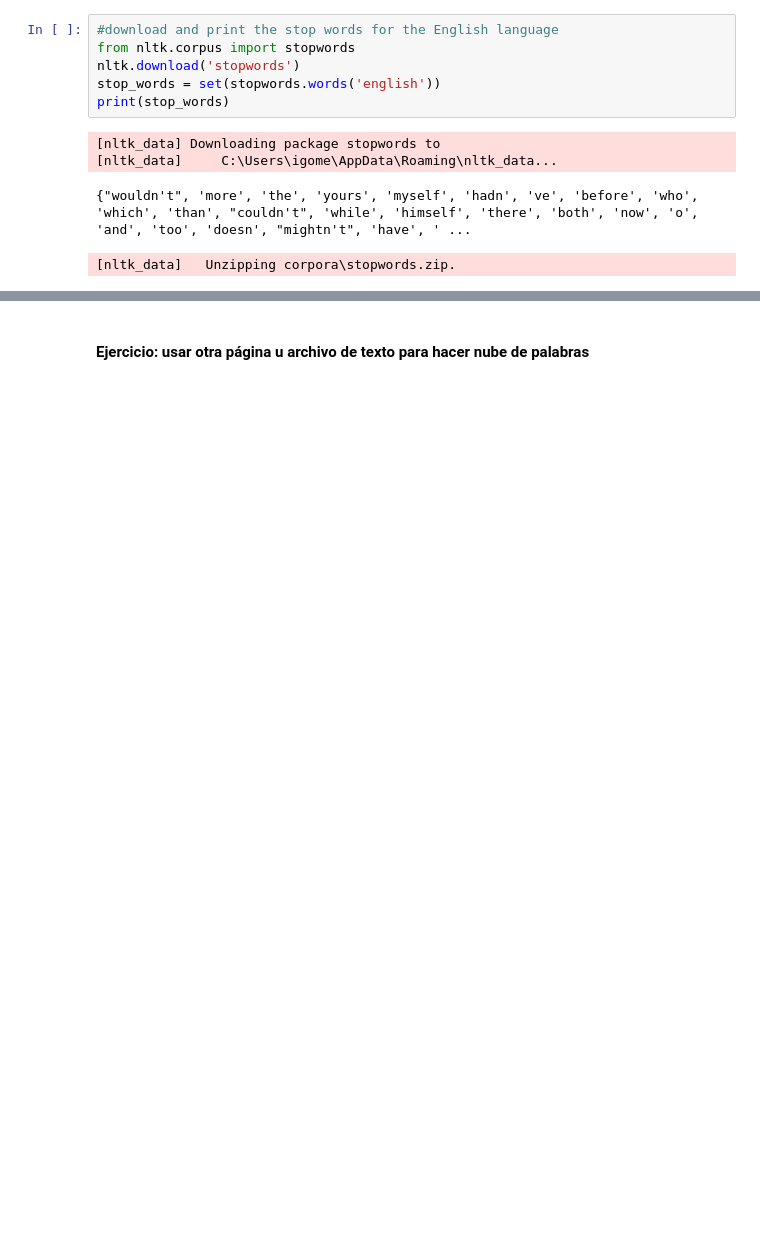
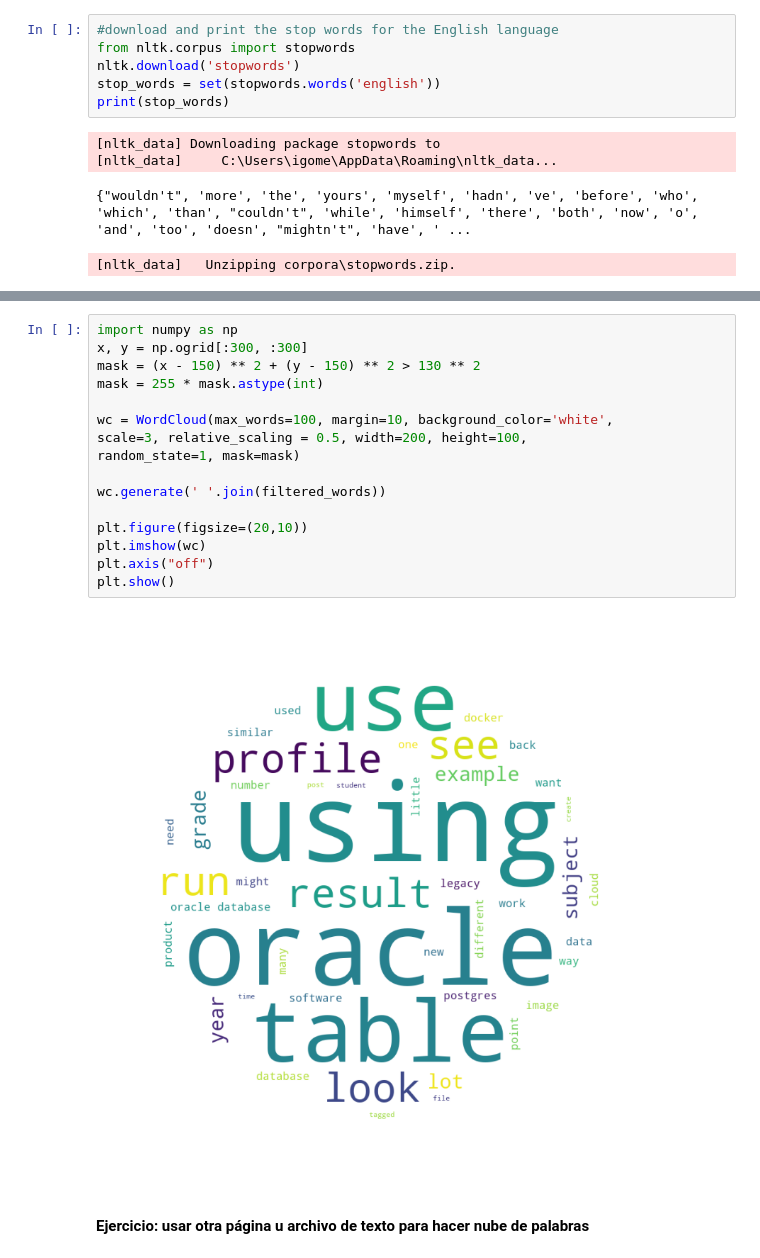
Before and after one commit to igomezv/DataScienceIntermedio, a Jupyter notebook: 7-NLP.ipynb, the cells around one changed output, grey strips where cells are left out. Cells and saved outputs as stored; diff of their text form; blank space fills up the shorter version.

```diff
--- a/7-NLP.ipynb
+++ b/7-NLP.ipynb
@@ -328,6 +330,24 @@ plt.axis("off")
 plt.show()
 # %% [output]
 [figure]
+# %%
+import numpy as np
+x, y = np.ogrid[:300, :300]
+mask = (x - 150) ** 2 + (y - 150) ** 2 > 130 ** 2
+mask = 255 * mask.astype(int)
+
+wc = WordCloud(max_words=100, margin=10, background_color='white',
+scale=3, relative_scaling = 0.5, width=200, height=100,
+random_state=1, mask=mask)
+
+wc.generate(' '.join(filtered_words))
+
+plt.figure(figsize=(20,10))
+plt.imshow(wc)
+plt.axis("off")
+plt.show()
+# %% [output]
+[figure, added]
 # %% [markdown]
 #### Ejercicio: usar otra página u archivo de texto para hacer nube de palabras
 # %% [markdown]
```
Also changed, not shown: parts of 21 cells of this notebook.
